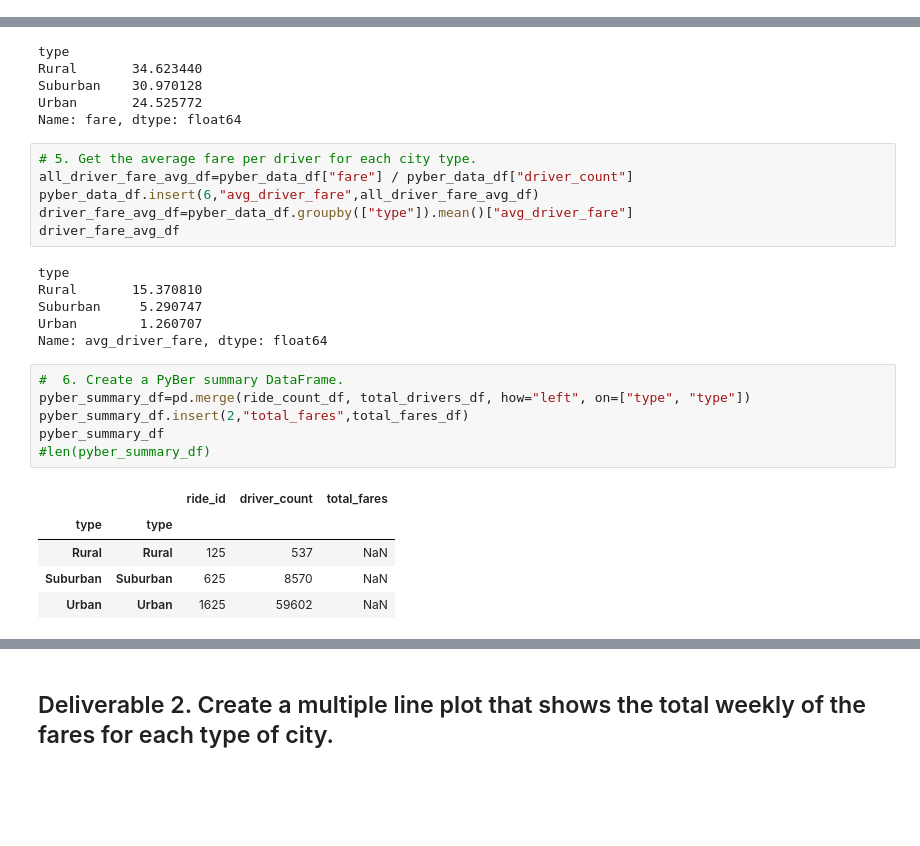
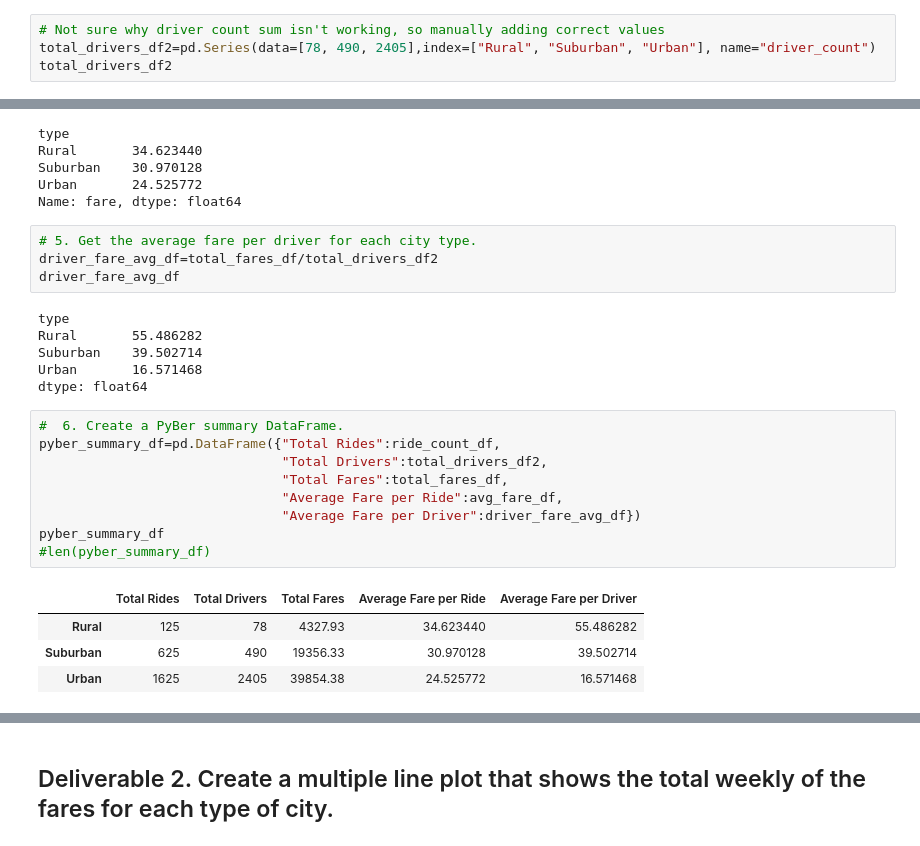
Before and after one commit to MeghanHull/PyBer_Analysis, a Jupyter notebook: PyBer_Challenge.ipynb, the cells around one changed output, grey strips where cells are left out. Saved outputs shown, nothing was run; the diff lists cells and outputs as text; blank space fills up the shorter version.

```diff
--- a/PyBer_Challenge.ipynb
+++ b/PyBer_Challenge.ipynb
@@ -53,3 +53,7 @@ Rural         537
 Suburban     8570
 Urban       59602
 Name: driver_count, dtype: int64
+# %%
+# Not sure why driver count sum isn't working, so manually adding correct values
+total_drivers_df2=pd.Series(data=[78, 490, 2405],index=["Rural", "Suburban", "Urban"], name="driver_count")
+total_drivers_df2
@@ -75,27 +84,27 @@ Urban       24.525772
 Name: fare, dtype: float64
 # %%
 # 5. Get the average fare per driver for each city type.
-all_driver_fare_avg_df=pyber_data_df["fare"] / pyber_data_df["driver_count"]
-pyber_data_df.insert(6,"avg_driver_fare",all_driver_fare_avg_df)
-driver_fare_avg_df=pyber_data_df.groupby(["type"]).mean()["avg_driver_fare"]
+driver_fare_avg_df=total_fares_df/total_drivers_df2
 driver_fare_avg_df
 # %% [output]
 type
-Rural       15.370810
-Suburban     5.290747
-Urban        1.260707
-Name: avg_driver_fare, dtype: float64
+Rural       55.486282
+Suburban    39.502714
+Urban       16.571468
+dtype: float64
 # %%
 #  6. Create a PyBer summary DataFrame.
-pyber_summary_df=pd.merge(ride_count_df, total_drivers_df, how="left", on=["type", "type"])
-pyber_summary_df.insert(2,"total_fares",total_fares_df)
+pyber_summary_df=pd.DataFrame({"Total Rides":ride_count_df,
+                               "Total Drivers":total_drivers_df2,
+                               "Total Fares":total_fares_df,
+                               "Average Fare per Ride":avg_fare_df,
+                               "Average Fare per Driver":driver_fare_avg_df})
 pyber_summary_df
 #len(pyber_summary_df)
 # %% [output]
-|  |  | ride_id | driver_count | total_fares |
-| type | type |  |  |  |
-| Rural | Rural | 125 | 537 | NaN |
-| Suburban | Suburban | 625 | 8570 | NaN |
-| Urban | Urban | 1625 | 59602 | NaN |
+|  | Total Rides | Total Drivers | Total Fares | Average Fare per Ride | Average Fare per Driver |
+| Rural | 125 | 78 | 4327.93 | 34.623440 | 55.486282 |
+| Suburban | 625 | 490 | 19356.33 | 30.970128 | 39.502714 |
+| Urban | 1625 | 2405 | 39854.38 | 24.525772 | 16.571468 |
 # %%
 #  7. Cleaning up the DataFrame. Delete the index name
```
Also changed, not shown: parts of 14 cells of this notebook, 1 other file.
